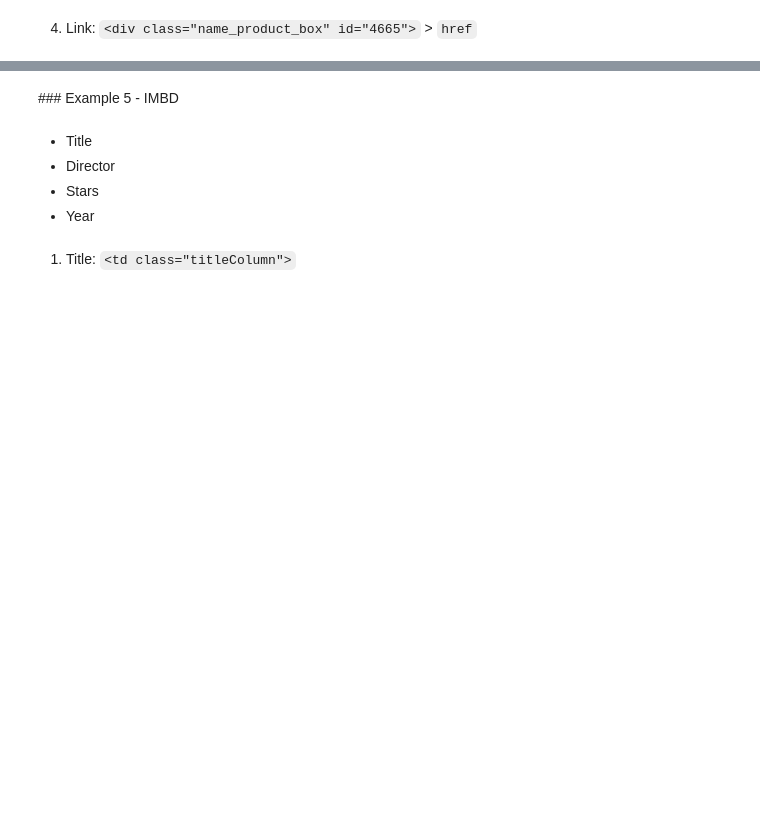
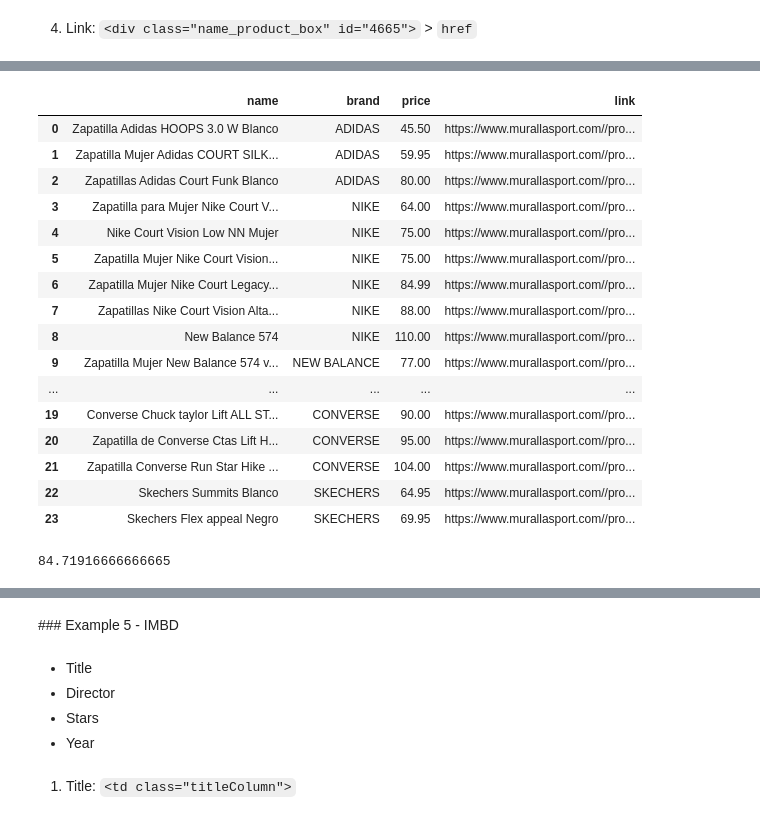
Before and after one commit to Ironhack-data-bcn-oct-2023/lectures, a Jupyter notebook: week-3/02 - Web scraping.ipynb, the cells around one changed output, grey strips where cells are left out. Drawn from its saved outputs; the diff is of its cells as text; code cells hidden in the pictures; blank space fills up the shorter version.

```diff
--- a/week-3/02 - Web scraping.ipynb
+++ b/week-3/02 - Web scraping.ipynb
@@ -224,0 +533,3 @@ Inspecting the page we saw we wanted to get: `<div class="name_product_box">`
+# %%
+prices_processed = [i.span.getText().replace("€","") for i in prices]
+prices_processed
@@ -228,0 +556,3 @@ import numpy as np
+# %%
+links = soup.find_all("a", {"class":"url_producto"})
+links[0].get("href")
@@ -228,0 +597,21 @@ import numpy as np
+# %%
+df = pd.DataFrame(dict_with_lists)
+df
+# %% [output]
+|  | name | brand | price | link |
+| 0 | Zapatilla Adidas HOOPS 3.0 W Blanco | ADIDAS | 45.50 | https://www.murallasport.com//pro... |
+| 1 | Zapatilla Mujer Adidas COURT SILK... | ADIDAS | 59.95 | https://www.murallasport.com//pro... |
+| 2 | Zapatillas Adidas Court Funk Blanco | ADIDAS | 80.00 | https://www.murallasport.com//pro... |
+| 3 | Zapatilla para Mujer Nike Court V... | NIKE | 64.00 | https://www.murallasport.com//pro... |
+| 4 | Nike Court Vision Low NN Mujer | NIKE | 75.00 | https://www.murallasport.com//pro... |
+| 5 | Zapatilla Mujer Nike Court Vision... | NIKE | 75.00 | https://www.murallasport.com//pro... |
+| 6 | Zapatilla Mujer Nike Court Legacy... | NIKE | 84.99 | https://www.murallasport.com//pro... |
+| 7 | Zapatillas Nike Court Vision Alta... | NIKE | 88.00 | https://www.murallasport.com//pro... |
+| 8 | New Balance 574 | NIKE | 110.00 | https://www.murallasport.com//pro... |
+| 9 | Zapatilla Mujer New Balance 574 v... | NEW BALANCE | 77.00 | https://www.murallasport.com//pro... |
+| ... | ... | ... | ... | ... |
+| 19 | Converse Chuck taylor Lift ALL ST... | CONVERSE | 90.00 | https://www.murallasport.com//pro... |
+| 20 | Zapatilla de Converse Ctas Lift H... | CONVERSE | 95.00 | https://www.murallasport.com//pro... |
+| 21 | Zapatilla Converse Run Star Hike ... | CONVERSE | 104.00 | https://www.murallasport.com//pro... |
+| 22 | Skechers Summits Blanco | SKECHERS | 64.95 | https://www.murallasport.com//pro... |
+| 23 | Skechers Flex appeal Negro | SKECHERS | 69.95 | https://www.murallasport.com//pro... |
@@ -228,0 +621,4 @@ import numpy as np
+# %%
+df["price"].mean()
+# %% [output]
+84.71916666666665
```
Also changed, not shown: parts of 53 cells of this notebook.
